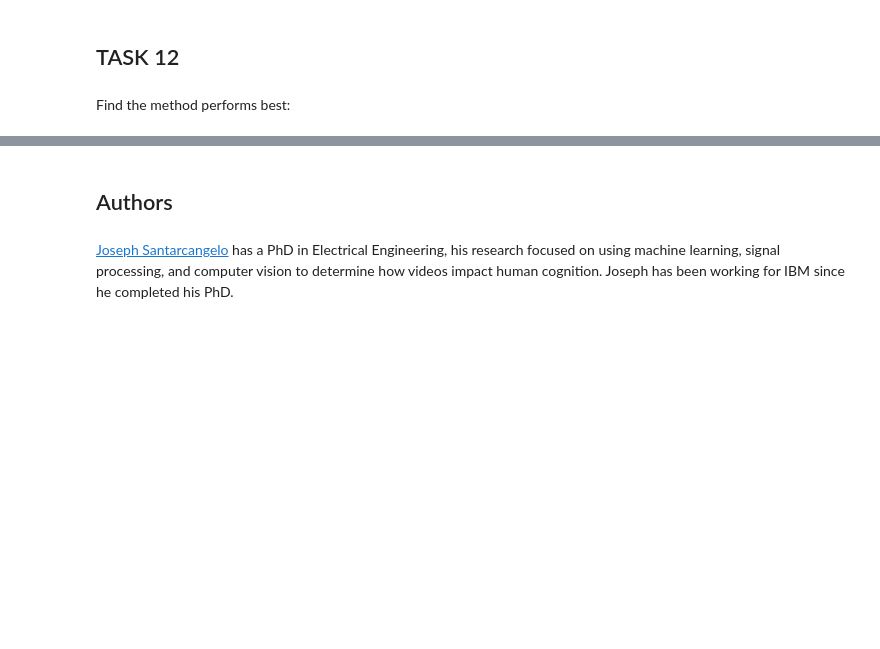
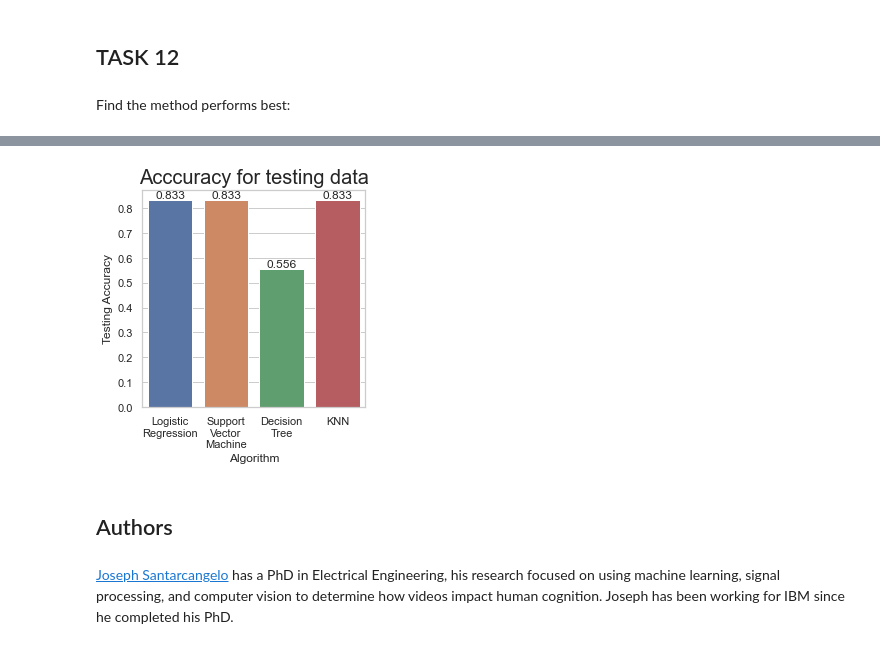
Before and after one commit to MiniAstronaut/MyRepository, a Jupyter notebook: week4/SpaceX_Machine Learning Prediction_Part_5.ipynb, the cells around one changed output, grey strips where cells are left out. Cells and saved outputs as stored; diff of their text form; code cells hidden in the pictures; blank space fills up the shorter version.

```diff
--- a/week4/SpaceX_Machine Learning Prediction_Part_5.ipynb
+++ b/week4/SpaceX_Machine Learning Prediction_Part_5.ipynb
@@ -324,3 +384,14 @@ Find the method performs best:
+# %%
+#graph for accuracy for testing data
+plt.figure(figsize=(4,4))
+ax1 = sns.barplot(x="Algorithm", y="Testing Accuracy", data=results)
+ax1.set_title("Acccuracy for testing data", fontsize = 20)
+labels = [textwrap.fill(label.get_text(), 12) for label in ax1.get_xticklabels()]
+ax1.set_xticklabels(labels)
+ax1.bar_label(ax1.containers[0], fmt='%.3f')
+plt.show()
+# %% [output]
+[figure, added]
 # %% [markdown]
 ## Authors
 # %% [markdown]
```
Also changed, not shown: parts of 19 cells of this notebook.
